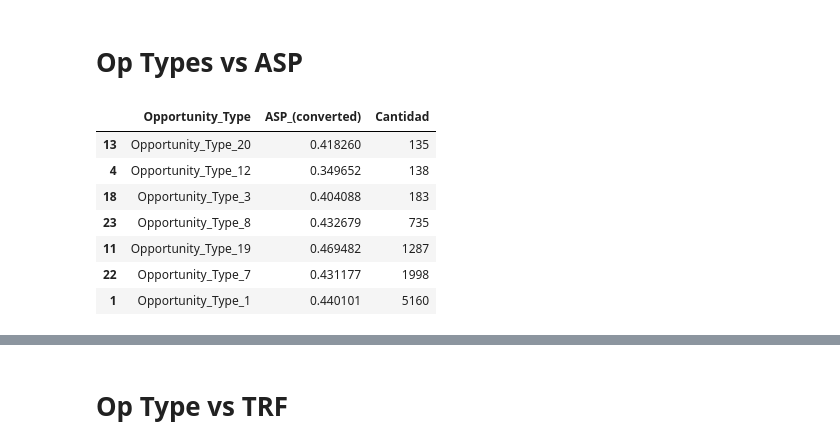
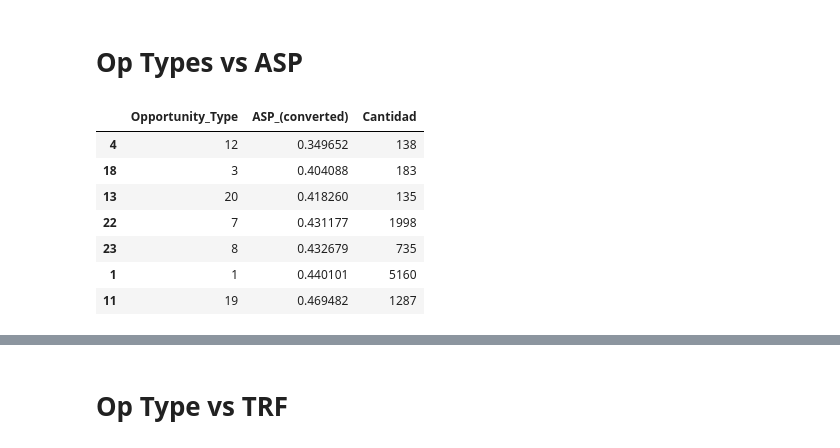
Before and after one commit to RiedelNicolas/75.06-2C2020-TP1, a Jupyter notebook: Op_Type Analysis.ipynb, the cells around one changed output, grey strips where cells are left out. Cells and saved outputs as stored; diff of their text form; code cells hidden in the pictures.

```diff
--- a/Op_Type Analysis.ipynb
+++ b/Op_Type Analysis.ipynb
@@ -84,18 +82,20 @@ plot.set_xticklabels(plot.get_xticklabels(), rotation=90)
 # %%
 #ASP(converted) es siempre USD
 opTypesVsASP = opportunities[["Opportunity_Type","ASP_(converted)","Opportunity_ID"]].groupby("Opportunity_Type").\
             agg({"ASP_(converted)":"mean","Opportunity_ID":"count"})
 opTypesVsASP.rename(columns={"Opportunity_ID":"Cantidad"},inplace=True)
 opTypesVsASP.reset_index(inplace=True)
 opTypesVsASP.sort_values(by="Cantidad",inplace=True)
 opTypesVsASP = opTypesVsASP[opTypesVsASP["Cantidad"] > 100]
+opTypesVsASP["Opportunity_Type"] = opTypesVsASP["Opportunity_Type"].apply(lambda x: x.replace("Opportunity_Type_",""))
+opTypesVsASP.sort_values(by="ASP_(converted)",inplace=True)
 opTypesVsASP
 # %% [output]
 |  | Opportunity_Type | ASP_(converted) | Cantidad |
-| 13 | Opportunity_Type_20 | 0.418260 | 135 |
-| 4 | Opportunity_Type_12 | 0.349652 | 138 |
-| 18 | Opportunity_Type_3 | 0.404088 | 183 |
-| 23 | Opportunity_Type_8 | 0.432679 | 735 |
-| 11 | Opportunity_Type_19 | 0.469482 | 1287 |
-| 22 | Opportunity_Type_7 | 0.431177 | 1998 |
-| 1 | Opportunity_Type_1 | 0.440101 | 5160 |
+| 4 | 12 | 0.349652 | 138 |
+| 18 | 3 | 0.404088 | 183 |
+| 13 | 20 | 0.418260 | 135 |
+| 22 | 7 | 0.431177 | 1998 |
+| 23 | 8 | 0.432679 | 735 |
+| 1 | 1 | 0.440101 | 5160 |
+| 11 | 19 | 0.469482 | 1287 |
```
Also changed, not shown: parts of 9 cells of this notebook, 11 other files.
